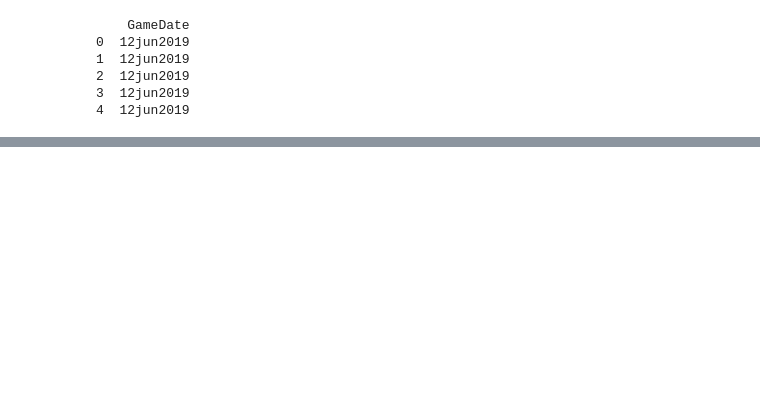
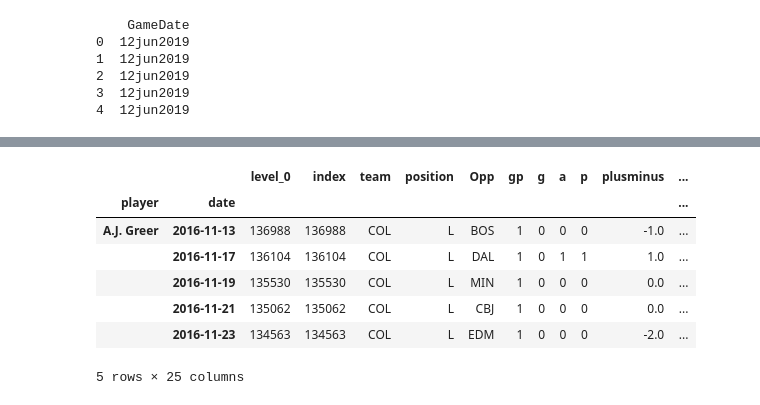
Before and after one commit to TrentMcNamara/Coding-Practice, a Jupyter notebook: Basic Functions and Features Using Data.ipynb, the cells around one changed output, grey strips where cells are left out. Saved outputs shown, nothing was run; the diff lists cells and outputs as text; code cells hidden in the pictures; blank space fills up the shorter version.

```diff
--- a/Basic Functions and Features Using Data.ipynb
+++ b/Basic Functions and Features Using Data.ipynb
@@ -361,0 +392,15 @@ plot()
+# %%
+df.set_index(['player','date'], inplace=True)
+# %%
+df.sort_values(by=['player', 'date'], inplace=True)
+# %%
+df.head()
+# %% [output]
+|  |  | level_0 | index | team | position | Opp | gp | g | a | p | plusminus | ... |
+| player | date |  |  |  |  |  |  |  |  |  |  | ... |
+| A.J. Greer | 2016-11-13 | 136988 | 136988 | COL | L | BOS | 1 | 0 | 0 | 0 | -1.0 | ... |
+|  | 2016-11-17 | 136104 | 136104 | COL | L | DAL | 1 | 0 | 1 | 1 | 1.0 | ... |
+|  | 2016-11-19 | 135530 | 135530 | COL | L | MIN | 1 | 0 | 0 | 0 | 0.0 | ... |
+|  | 2016-11-21 | 135062 | 135062 | COL | L | CBJ | 1 | 0 | 0 | 0 | 0.0 | ... |
+|  | 2016-11-23 | 134563 | 134563 | COL | L | EDM | 1 | 0 | 0 | 0 | -2.0 | ... |
+5 rows × 25 columns
```
Also changed, not shown: parts of 28 cells of this notebook.
